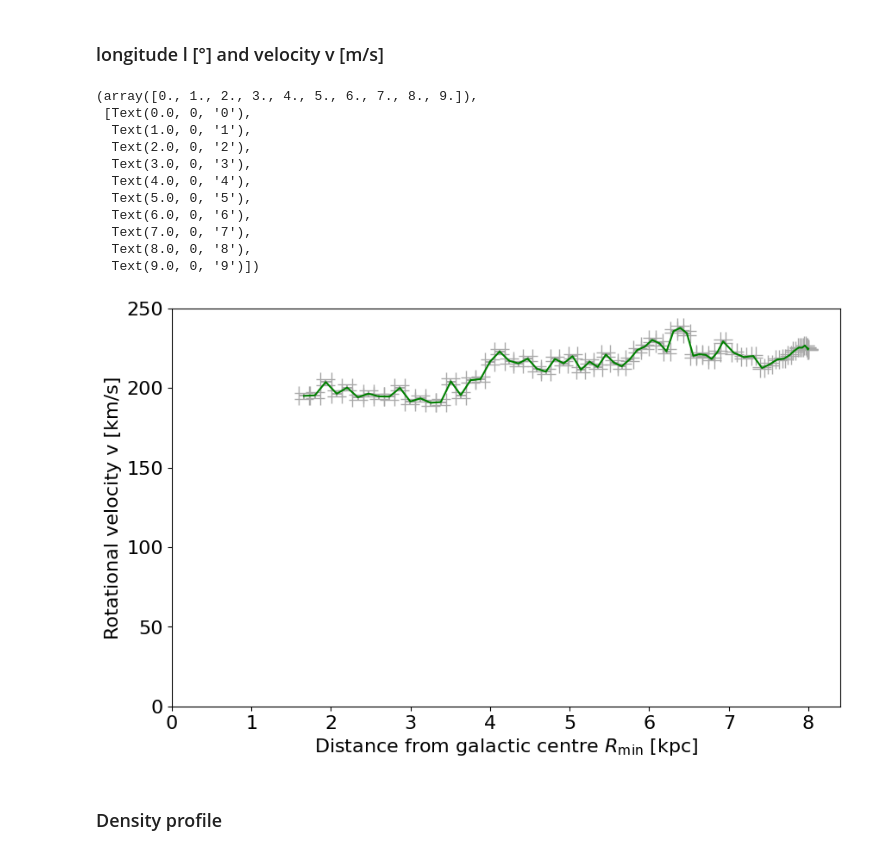
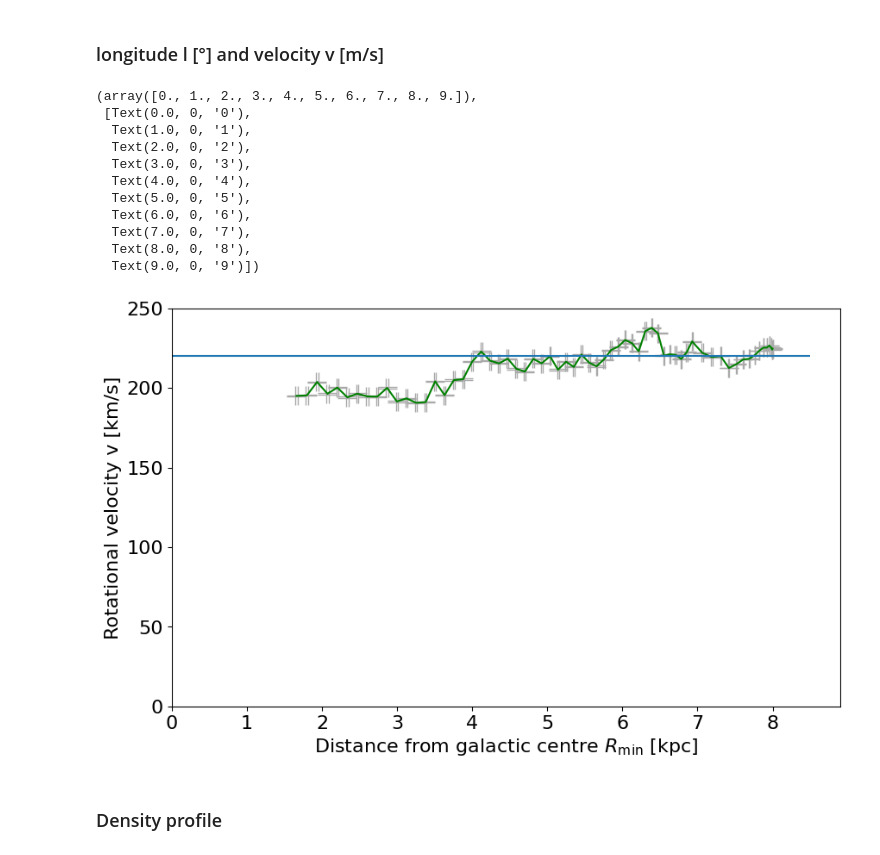
Before and after one commit to sofiasmg/ExpAstro, a Jupyter notebook: lab3-new.ipynb, the cells around one changed output. Saved outputs shown, nothing was run; the diff lists cells and outputs as text; code cells hidden in the pictures.

```diff
--- a/lab3-new.ipynb
+++ b/lab3-new.ipynb
@@ -15,35 +17,36 @@ v = np.array([4653.064, 4187.927, 5814.043, 7823.431, 7421.553, 8627.186, 8253.4
 Rmin = np.sin(l*np.pi/180) * Rsun # in kpc
 v_Rmin = (v + vsun * np.sin(l*np.pi/180))/1000 # in km/s
 # %%
-s_l = 0.5
-s_v = 10
+s_l = 0.1
+s_v = 100
 s_Rmin = np.abs(s_l * np.cos(l*np.pi/180) * Rsun * np.pi/180) #kpc
 s_vRmin = np.sqrt(s_v**2 + (s_l*vsun * np.cos(l*np.pi/180)* np.pi/180)**2 )/1000 #km/s
 # %%
 plt.figure(figsize=(10, 6))
 plt.errorbar(Rmin,v_Rmin, xerr= s_Rmin, yerr=s_vRmin, color='darkgrey', linestyle='none', capsize=8)
 plt.plot(Rmin,v_Rmin, color='green')
+plt.hlines(vsun/1000,0,8.5)
 plt.ylim(0, 250)
-plt.xlim(0, 8.4)
+plt.xlim(0, 8.9)
 plt.xlabel(r'Distance from galactic centre $R_{\min}$ [kpc]', fontsize=16)
 plt.ylabel('Rotational velocity v [km/s]', fontsize=16)
 
 plt.savefig('v-r.png', dpi=300, bbox_inches='tight')
 plt.yticks(fontsize=16)
 plt.xticks(fontsize=16)
 # %% [output]
 (array([0., 1., 2., 3., 4., 5., 6., 7., 8., 9.]),
  [Text(0.0, 0, '0'),
   Text(1.0, 0, '1'),
   Text(2.0, 0, '2'),
   Text(3.0, 0, '3'),
   Text(4.0, 0, '4'),
   Text(5.0, 0, '5'),
   Text(6.0, 0, '6'),
   Text(7.0, 0, '7'),
   Text(8.0, 0, '8'),
   Text(9.0, 0, '9')])
-[figure, old version]
+[figure, new version]
 # %% [markdown]
 ### Density profile
 # %%
```
Also changed, not shown: parts of 3 cells of this notebook, 2 other files.
